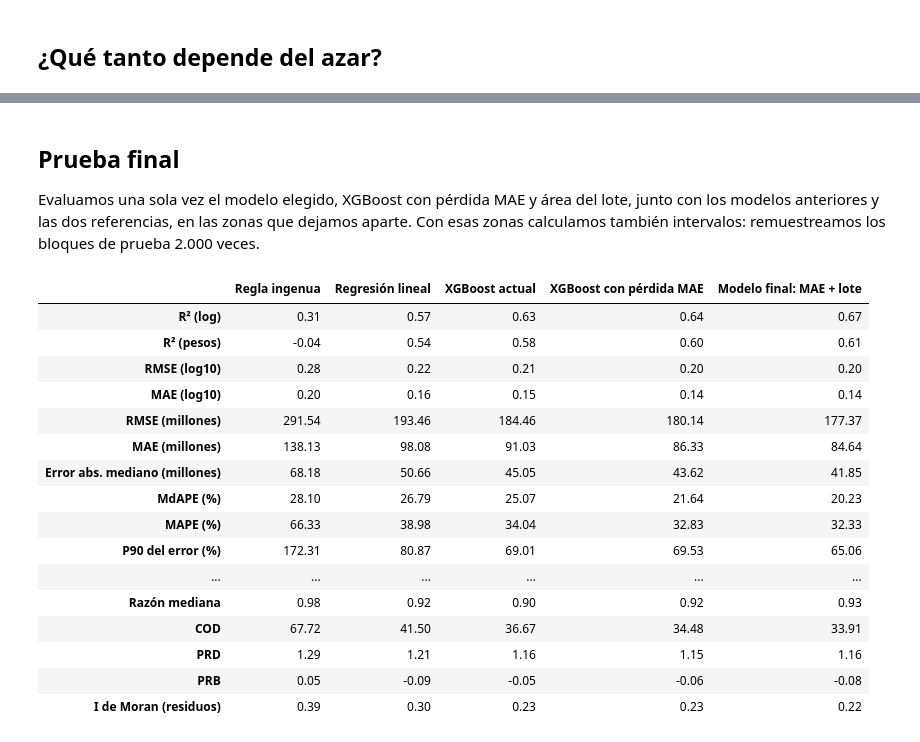
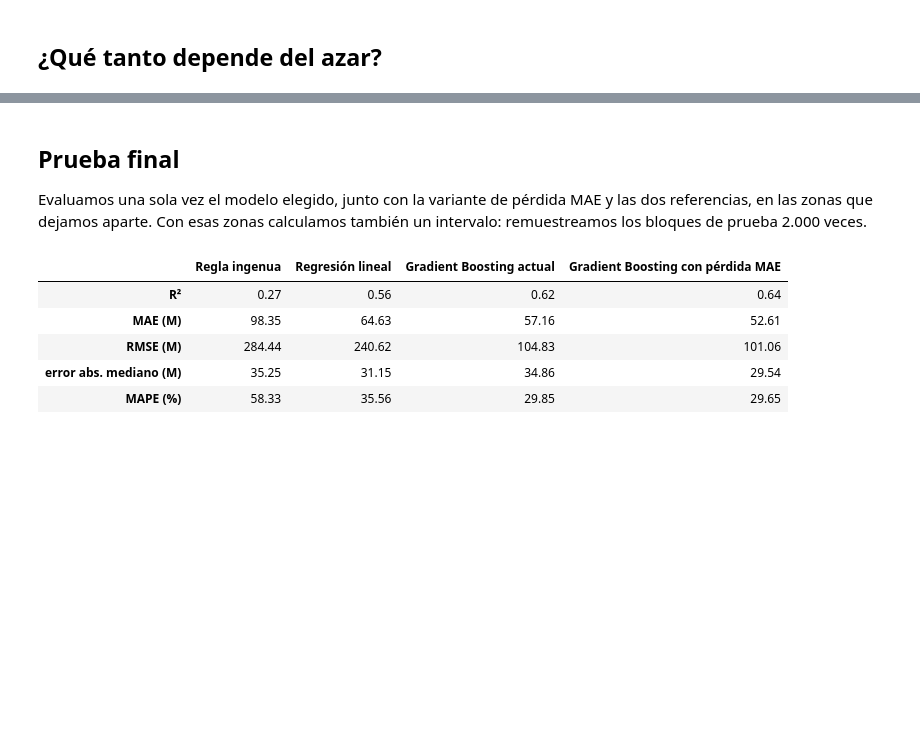
Before and after one commit to lesteban1828/EDA_Barranquilla, a Jupyter notebook: 08_evaluacion.ipynb, the cells around one changed output, grey strips where cells are left out. Drawn from its saved outputs; the diff is of its cells as text; code cells hidden in the pictures; blank space fills up the shorter version.

```diff
--- a/08_evaluacion.ipynb
+++ b/08_evaluacion.ipynb
@@ -142,16 +123,13 @@ mismas 20 divisiones, de modo que las diferencias se pueden medir división por
 deja aparte cerca del 20% de las ventas. El bloque de Alameda del Río se queda siempre en
 entrenamiento, igual que en la prueba final.
 # %%
-MEJORES = dict(n_estimators=600, learning_rate=0.05, max_depth=6, subsample=0.6,
-               colsample_bytree=0.8, min_child_weight=30, reg_lambda=10.0)
-MAE = dict(objective="reg:absoluteerror")
-HUBER = dict(objective="reg:pseudohubererror", huber_slope=0.1)
+# configuración elegida en el capítulo 7 con esta base
+MEJORES = {'min_samples_leaf': 100, 'max_leaf_nodes': 31, 'max_iter': 300, 'max_features': 0.5, 'max_depth': None, 'learning_rate': 0.05, 'l2_regularization': 1.0}
+MAE = dict(loss="absolute_error")
 CON_BARRIO = BASE + ["enc_barrio"]
 
 def ajustar(tr, te, columnas, **extra):
-    if extra.get("objective") == "reg:pseudohubererror":
-        extra = {**extra, "base_score": float(tr.log_precio.median())}
-    modelo = XGBRegressor(n_jobs=4, random_state=42, **{**MEJORES, **extra})
+    modelo = HistGradientBoostingRegressor(random_state=42, **{**MEJORES, **extra})
     return modelo.fit(tr[columnas], tr.log_precio).predict(te[columnas]).astype(float)
 
 def separar(tr, te, columnas, **extra):
@@ -180,21 +158,17 @@ def ingenua(tr, te):
 
 def lineal(tr, te):
     f = make_pipeline(SimpleImputer(strategy="median", add_indicator=True), LinearRegression())
-    return f.fit(tr[BASE], tr.log_precio).predict(te[BASE])
+    return f.fit(tr[VIVIENDA], tr.log_precio).predict(te[VIVIENDA])
 
 VARIANTES = {
     "Regla ingenua": ingenua,
     "Regresión lineal": lineal,
-    "XGBoost actual": lambda a, b: ajustar(a, b, BASE),
+    "Gradient Boosting actual": lambda a, b: ajustar(a, b, BASE),
     "+ barrio": lambda a, b: ajustar(*con_barrio(a, b), CON_BARRIO),
     "Separado": lambda a, b: separar(a, b, BASE),
     "Pérdida MAE": lambda a, b: ajustar(a, b, BASE, **MAE),
-    "Pérdida Huber": lambda a, b: ajustar(a, b, BASE, **HUBER),
-    "Huber, min_child_weight 10": lambda a, b: ajustar(a, b, BASE, **{**HUBER, "min_child_weight": 10}),
     "+ barrio, separado": lambda a, b: separar(*con_barrio(a, b), CON_BARRIO),
     "+ barrio, MAE": lambda a, b: ajustar(*con_barrio(a, b), CON_BARRIO, **MAE),
-    "+ barrio, Huber": lambda a, b: ajustar(*con_barrio(a, b), CON_BARRIO, **HUBER),
-    "+ barrio, separado, Huber": lambda a, b: separar(*con_barrio(a, b), CON_BARRIO, **HUBER),
 }
 
 def divisiones(datos, n=20, frac=0.2):
@@ -221,7 +195,7 @@ for s, es_val in divisiones(ent):
                               **metricas_completas(y[mascara], p[mascara])})
 resultados = pd.DataFrame(filas)
 todas = resultados[resultados.grupo == "todas"]
-orden = todas.groupby("modelo")["MdAPE (%)"].mean().sort_values().index
+orden = todas.groupby("modelo")["MAPE (%)"].mean().sort_values().index
 METRICAS = [c for c in resultados.columns if c not in ("division", "modelo", "grupo", "ventas", "sin_barrio")]
 todas.groupby("modelo")[METRICAS].mean().loc[orden].T.round(2)
 # %% [output]
@@ -408,12 +325,0 @@ Casas con área del lote: 3,937 de 3,948 (99.7%)
-# %%
-filas = []
-for s, es_val in divisiones(ent):
-    tr, te = ent[~es_val].reset_index(drop=True), ent[es_val].reset_index(drop=True)
-    y = te.log_precio.to_numpy()
-    casa = (te.tipo_NPH == 1).to_numpy()
-    for nombre, cols in [("Pérdida MAE", BASE), ("Pérdida MAE + lote", CON_LOTE)]:
-        p = ajustar(tr, te, cols, **MAE)
-        for grupo, mascara in [("todas", np.ones(len(y), bool)), ("casas", casa), ("apartamentos u otros", ~casa)]:
-            filas.append({"division": s, "modelo": nombre, "grupo": grupo, **metricas_completas(y[mascara], p[mascara])})
-lote = pd.DataFrame(filas)
-lote.pivot_table(index="grupo", columns="modelo", values=["MdAPE (%)", "R² (log)", "PPE20 (%)"]).round(2)
@@ -472,34 +326,22 @@ información nueva.
 # %% [markdown]
 ## Prueba final
 
-Evaluamos una sola vez el modelo elegido, XGBoost con pérdida MAE y área del lote, junto con los
-modelos anteriores y las dos referencias, en las zonas que dejamos aparte. Con esas zonas
-calculamos también intervalos: remuestreamos los bloques de prueba 2.000 veces.
+Evaluamos una sola vez el modelo elegido, junto con la variante de pérdida MAE y las dos
+referencias, en las zonas que dejamos aparte. Con esas zonas calculamos también un intervalo:
+remuestreamos los bloques de prueba 2.000 veces.
 # %%
 y_prueba = prueba.log_precio.to_numpy()
 la, lo = prueba.lat.to_numpy(), prueba.lon.to_numpy()
 predicciones = {"Regla ingenua": ingenua(ent, prueba), "Regresión lineal": lineal(ent, prueba),
-                "XGBoost actual": ajustar(ent, prueba, BASE),
-                "XGBoost con pérdida MAE": ajustar(ent, prueba, BASE, **MAE),
-                "Modelo final: MAE + lote": ajustar(ent, prueba, CON_LOTE, **MAE)}
+                "Gradient Boosting actual": ajustar(ent, prueba, BASE),
+                "Gradient Boosting con pérdida MAE": ajustar(ent, prueba, BASE, **MAE)}
 pd.DataFrame({k: metricas_completas(y_prueba, p, la, lo) for k, p in predicciones.items()}).round(2)
 # %% [output]
-|  | Regla ingenua | Regresión lineal | XGBoost actual | XGBoost con pérdida MAE | Modelo final: MAE + lote |
-| R² (log) | 0.31 | 0.57 | 0.63 | 0.64 | 0.67 |
-| R² (pesos) | -0.04 | 0.54 | 0.58 | 0.60 | 0.61 |
-| RMSE (log10) | 0.28 | 0.22 | 0.21 | 0.20 | 0.20 |
-| MAE (log10) | 0.20 | 0.16 | 0.15 | 0.14 | 0.14 |
-| RMSE (millones) | 291.54 | 193.46 | 184.46 | 180.14 | 177.37 |
-| MAE (millones) | 138.13 | 98.08 | 91.03 | 86.33 | 84.64 |
-| Error abs. mediano (millones) | 68.18 | 50.66 | 45.05 | 43.62 | 41.85 |
-| MdAPE (%) | 28.10 | 26.79 | 25.07 | 21.64 | 20.23 |
-| MAPE (%) | 66.33 | 38.98 | 34.04 | 32.83 | 32.33 |
-| P90 del error (%) | 172.31 | 80.87 | 69.01 | 69.53 | 65.06 |
-| ... | ... | ... | ... | ... | ... |
-| Razón mediana | 0.98 | 0.92 | 0.90 | 0.92 | 0.93 |
-| COD | 67.72 | 41.50 | 36.67 | 34.48 | 33.91 |
-| PRD | 1.29 | 1.21 | 1.16 | 1.15 | 1.16 |
-| PRB | 0.05 | -0.09 | -0.05 | -0.06 | -0.08 |
-| I de Moran (residuos) | 0.39 | 0.30 | 0.23 | 0.23 | 0.22 |
+|  | Regla ingenua | Regresión lineal | Gradient Boosting actual | Gradient Boosting con pérdida MAE |
+| R² | 0.27 | 0.56 | 0.62 | 0.64 |
+| MAE (M) | 98.35 | 64.63 | 57.16 | 52.61 |
+| RMSE (M) | 284.44 | 240.62 | 104.83 | 101.06 |
+| error abs. mediano (M) | 35.25 | 31.15 | 34.86 | 29.54 |
+| MAPE (%) | 58.33 | 35.56 | 29.85 | 29.65 |
 # %%
 casa = (prueba.tipo_NPH == 1).to_numpy()
```
Also changed, not shown: parts of 32 cells of this notebook, 25 other files.
